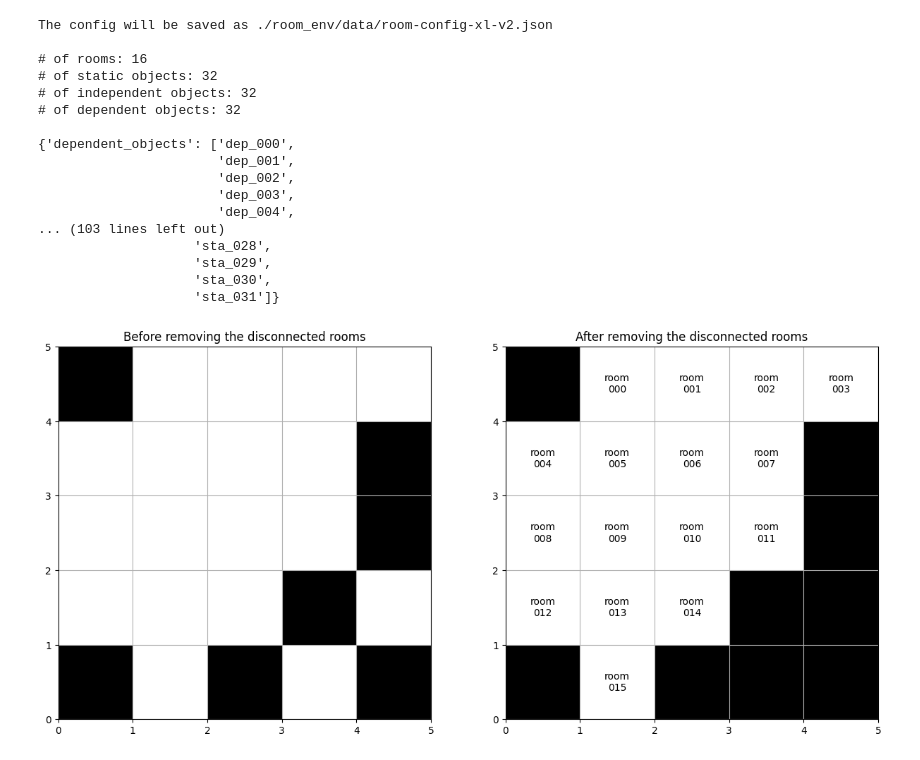
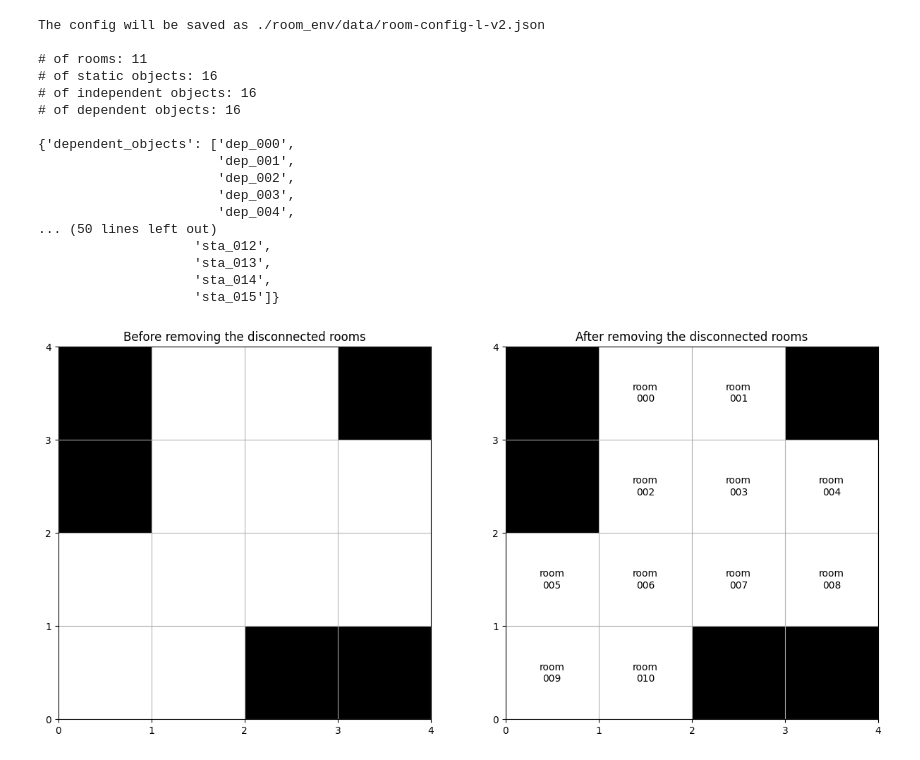
Before and after one commit to humemai/room-env, a Jupyter notebook: room-env-v2.ipynb, the cells around one changed output. Saved outputs shown, nothing was run; the diff lists cells and outputs as text; code cells hidden in the pictures.

```diff
--- a/room-env-v2.ipynb
+++ b/room-env-v2.ipynb
@@ -1,34 +1,33 @@
 # %%
 import random
 from room_env.create_room2 import RoomCreator
-from room_env.envs.room2 import RoomEnv2
 
 room_creator = RoomCreator(
-    grid_length=5,
-    num_static_objects=32,
-    num_independent_objects=32,
-    num_dependent_objects=32,
-    room_prob=0.5,
+    grid_length=4,
+    num_static_objects=16,
+    num_independent_objects=16,
+    num_dependent_objects=16,
+    room_prob=0.7,
     give_fake_names=False,
-    filename="xl",
+    filename="l",
 )
 room_creator.run()
 # %% [output]
-The config will be saved as ./room_env/data/room-config-xl-v2.json
+The config will be saved as ./room_env/data/room-config-l-v2.json
 
-# of rooms: 16
-# of static objects: 32
-# of independent objects: 32
-# of dependent objects: 32
+# of rooms: 11
+# of static objects: 16
+# of independent objects: 16
+# of dependent objects: 16
 
 {'dependent_objects': ['dep_000',
                        'dep_001',
                        'dep_002',
                        'dep_003',
                        'dep_004',
-... (103 lines left out)
-                    'sta_028',
-                    'sta_029',
-                    'sta_030',
-                    'sta_031']}
+... (50 lines left out)
+                    'sta_012',
+                    'sta_013',
+                    'sta_014',
+                    'sta_015']}
-[figure, old version]
+[figure, new version]
```
Also changed, not shown: parts of 6 cells of this notebook, 48 other files.
